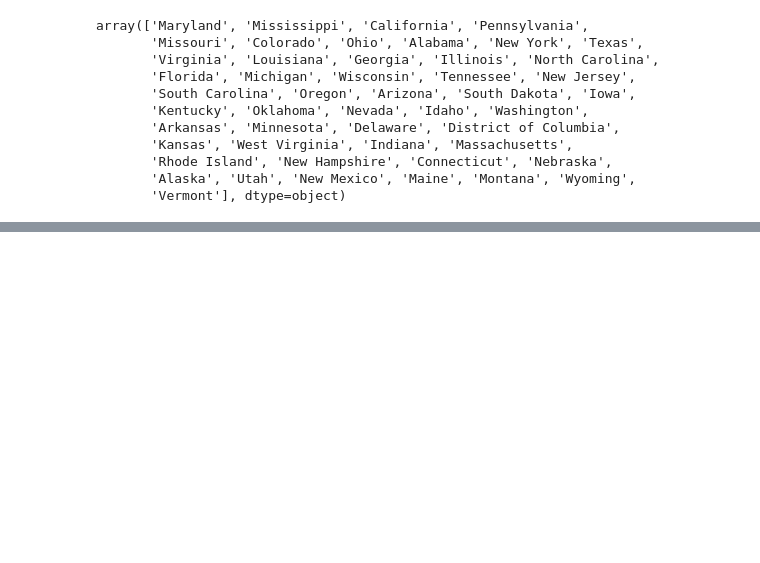
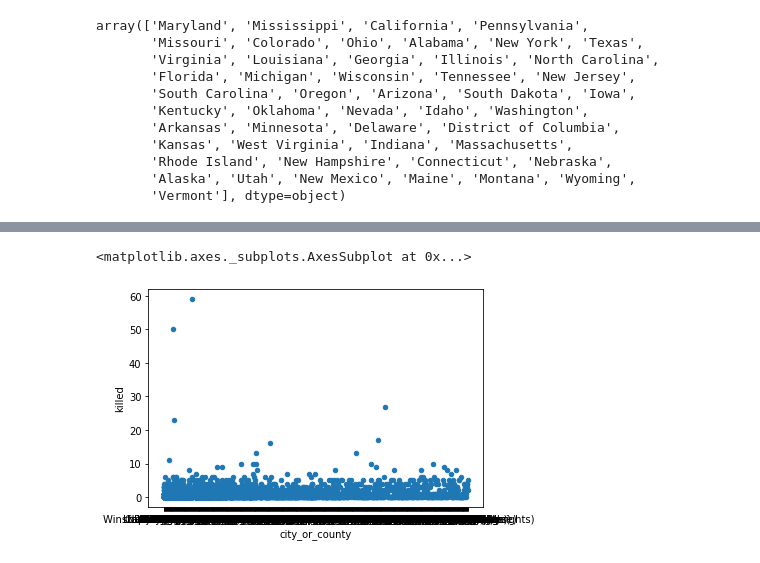
Before and after one commit to Ilipeluv/Colab, a Jupyter notebook: Prueba_2.ipynb, the cells around one changed output, grey strips where cells are left out. Cells and saved outputs as stored; diff of their text form; code cells hidden in the pictures; blank space fills up the shorter version.

```diff
--- a/Prueba_2.ipynb
+++ b/Prueba_2.ipynb
@@ -119,0 +183,6 @@ array(['Maryland', 'Mississippi', 'California', 'Pennsylvania',
+# %%
+#Diagrama de lineas
+db.plot.scatter(x= 'city_or_county' ,y = 'killed')
+# %% [output]
+<matplotlib.axes._subplots.AxesSubplot at 0x...>
+[figure, added]
```
Also changed, not shown: parts of 14 cells of this notebook.
